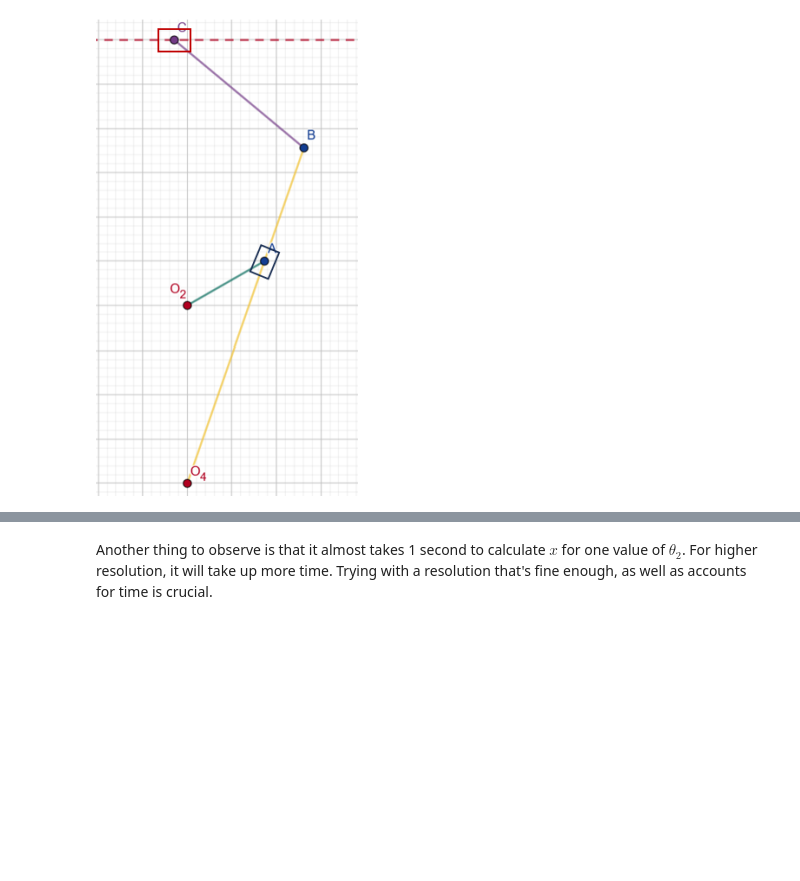
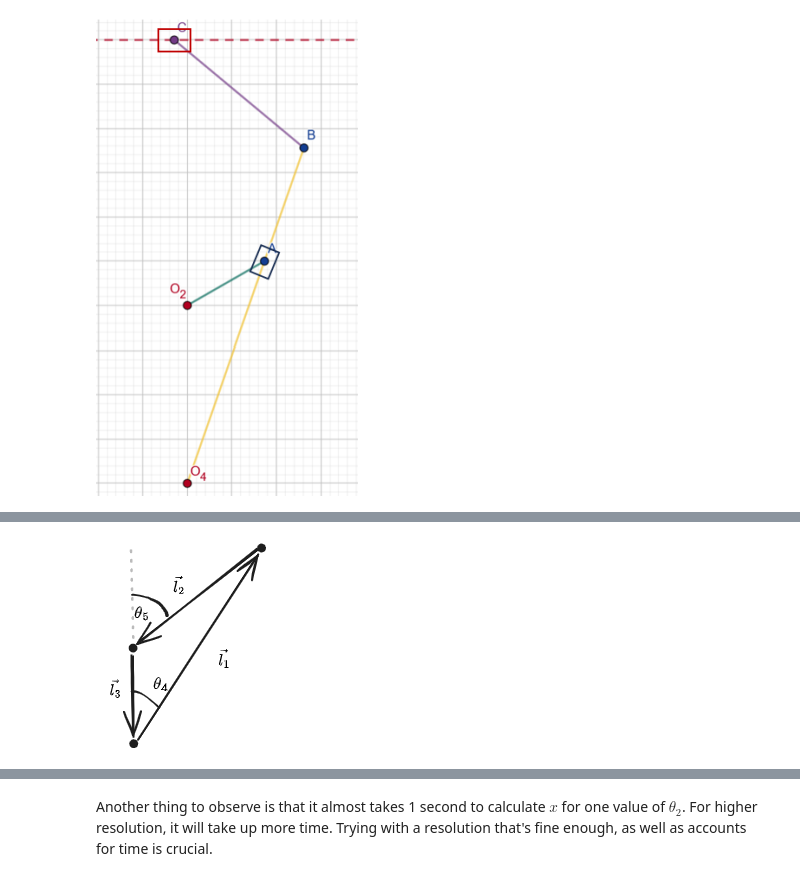
Before and after one commit to VardaanCodes/ChaosToCode, a Jupyter notebook: 05_ME2201_Machines/02_Analytical_Analysis/E1_WWQR/01_Sympy_Solver.ipynb, the cells around one changed output, grey strips where cells are left out. Drawn from its saved outputs; the diff is of its cells as text; code cells hidden in the pictures; blank space fills up the shorter version.

```diff
--- a/05_ME2201_Machines/02_Analytical_Analysis/E1_WWQR/01_Sympy_Solver.ipynb
+++ b/05_ME2201_Machines/02_Analytical_Analysis/E1_WWQR/01_Sympy_Solver.ipynb
@@ -24,0 +37,4 @@ ALPHA = 0  # rad/s²
+# %%
+Image('LC1.png')
+# %% [output]
+[figure, added]
```
Also changed, not shown: parts of 29 cells of this notebook.
